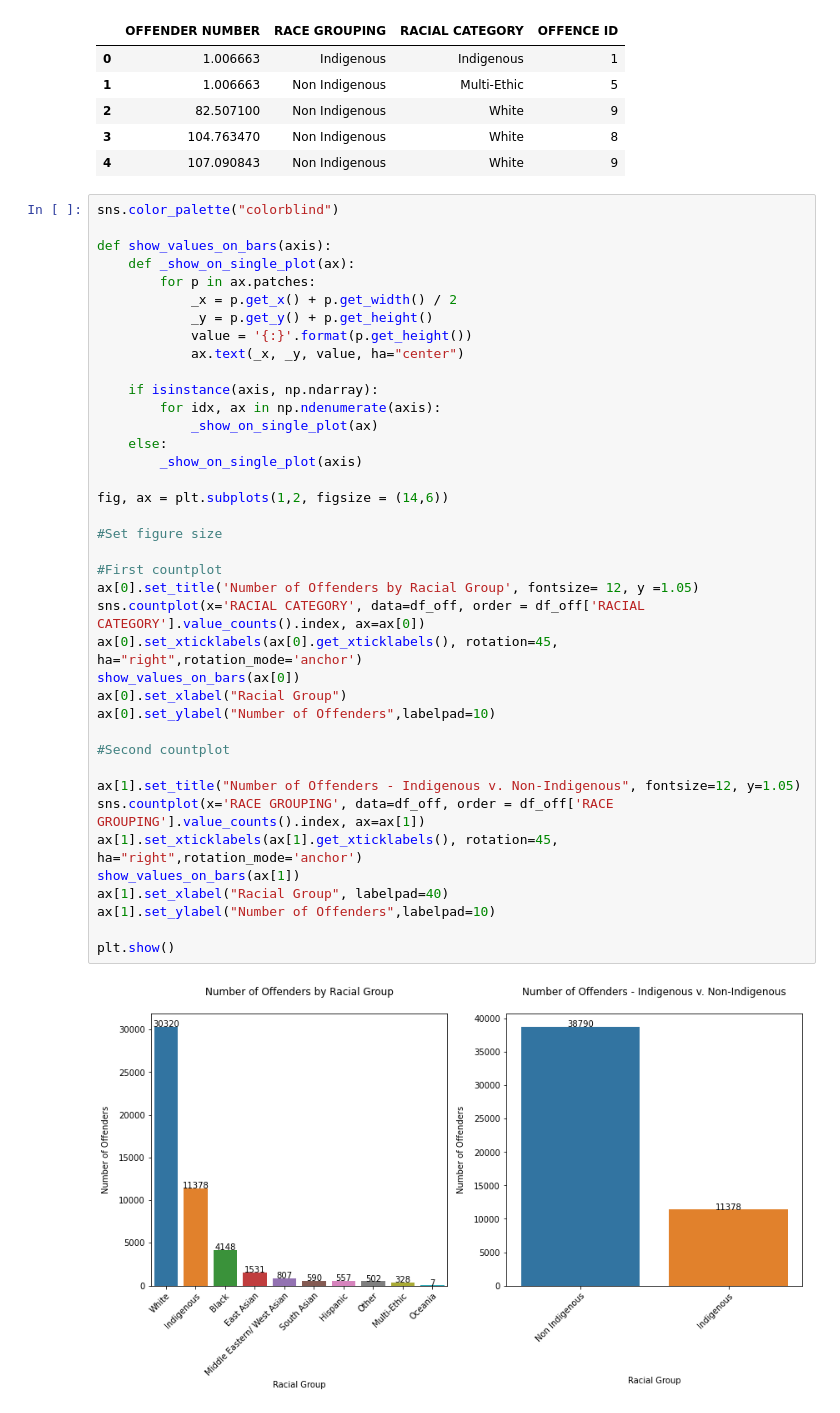
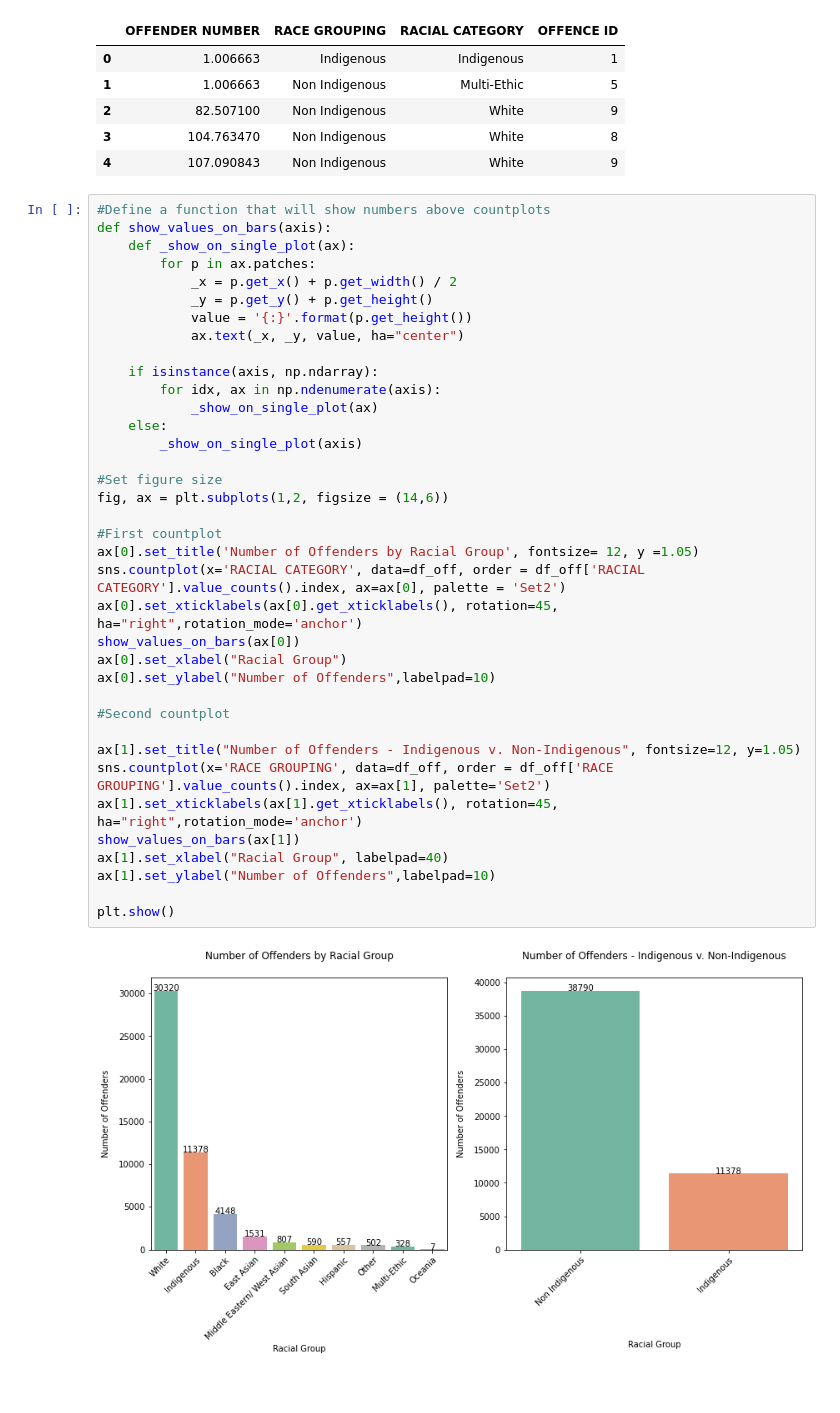
Before and after one commit to anastasiabizyayeva/Bias_Behind_Bars, a Jupyter notebook: EDA.ipynb, the cells around one changed output. Saved outputs shown, nothing was run; the diff lists cells and outputs as text.

```diff
--- a/EDA.ipynb
+++ b/EDA.ipynb
@@ -139,43 +139,41 @@ df_off.head()
 | 3 | 104.763470 | Non Indigenous | White | 8 |
 | 4 | 107.090843 | Non Indigenous | White | 9 |
 # %%
-sns.color_palette("colorblind")
-
+#Define a function that will show numbers above countplots
 def show_values_on_bars(axis):
     def _show_on_single_plot(ax):
         for p in ax.patches:
             _x = p.get_x() + p.get_width() / 2
             _y = p.get_y() + p.get_height()
             value = '{:}'.format(p.get_height())
             ax.text(_x, _y, value, ha="center")
 
     if isinstance(axis, np.ndarray):
         for idx, ax in np.ndenumerate(axis):
             _show_on_single_plot(ax)
     else:
         _show_on_single_plot(axis)
 
+#Set figure size
 fig, ax = plt.subplots(1,2, figsize = (14,6))
-
-#Set figure size
 
 #First countplot
 ax[0].set_title('Number of Offenders by Racial Group', fontsize= 12, y =1.05)
-sns.countplot(x='RACIAL CATEGORY', data=df_off, order = df_off['RACIAL CATEGORY'].value_counts().index, ax=ax[0])
+sns.countplot(x='RACIAL CATEGORY', data=df_off, order = df_off['RACIAL CATEGORY'].value_counts().index, ax=ax[0], palette = 'Set2')
 ax[0].set_xticklabels(ax[0].get_xticklabels(), rotation=45, ha="right",rotation_mode='anchor')
 show_values_on_bars(ax[0])
 ax[0].set_xlabel("Racial Group")
 ax[0].set_ylabel("Number of Offenders",labelpad=10)
 
 #Second countplot
 
 ax[1].set_title("Number of Offenders - Indigenous v. Non-Indigenous", fontsize=12, y=1.05)
-sns.countplot(x='RACE GROUPING', data=df_off, order = df_off['RACE GROUPING'].value_counts().index, ax=ax[1])
+sns.countplot(x='RACE GROUPING', data=df_off, order = df_off['RACE GROUPING'].value_counts().index, ax=ax[1], palette='Set2')
 ax[1].set_xticklabels(ax[1].get_xticklabels(), rotation=45, ha="right",rotation_mode='anchor')
 show_values_on_bars(ax[1])
 ax[1].set_xlabel("Racial Group", labelpad=40)
 ax[1].set_ylabel("Number of Offenders",labelpad=10)
 
 plt.show()
 # %% [output]
-[figure, old version]
+[figure, new version]
```
Also changed, not shown: parts of 9 cells of this notebook.
